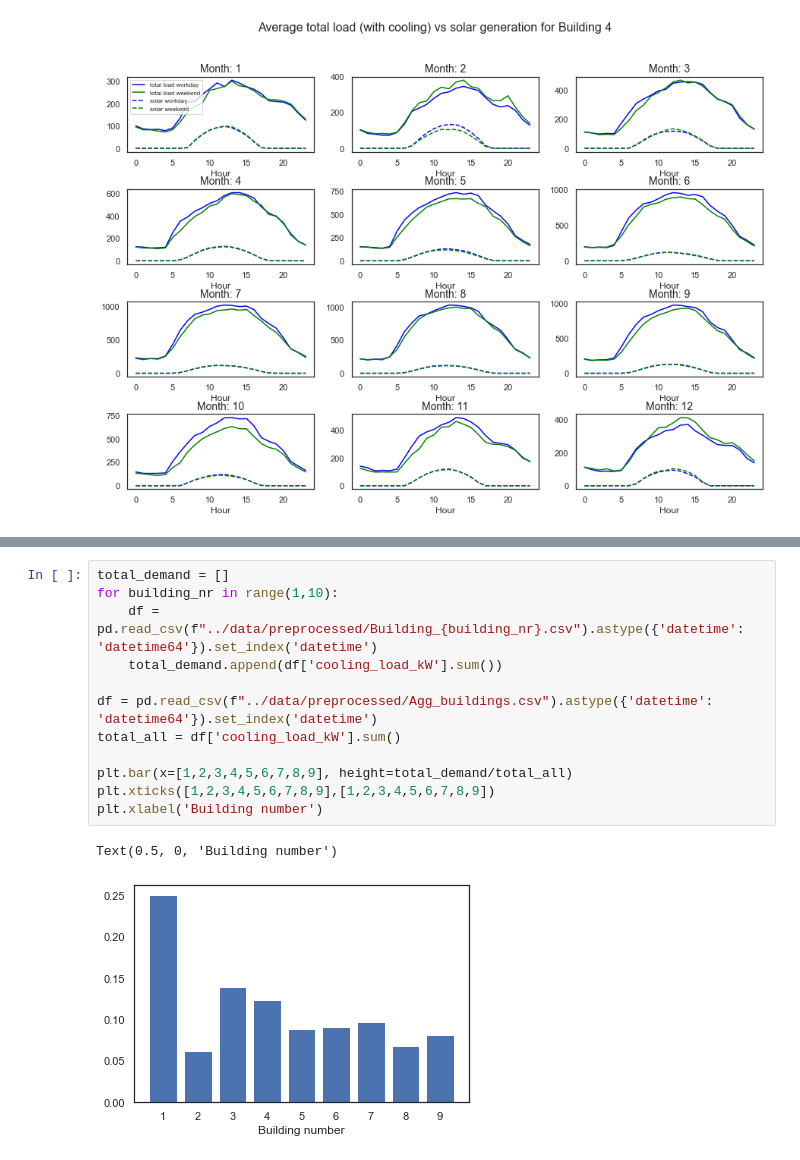
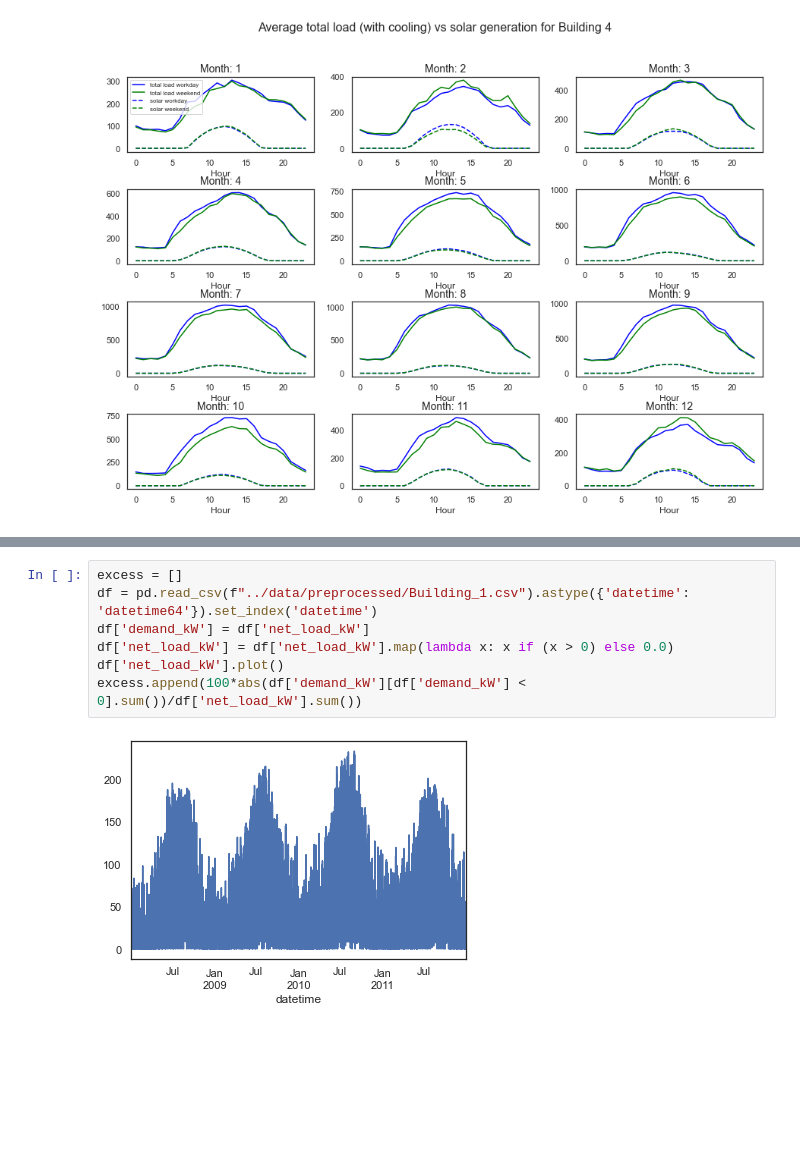
Before and after one commit to erickCantu/TheGreenCitySolutionsGroup, a Jupyter notebook: notebooks/EDA_data_visualization.ipynb, the cells around one changed output, grey strips where cells are left out. Saved outputs shown, nothing was run; the diff lists cells and outputs as text; blank space fills up the shorter version.

```diff
--- a/notebooks/EDA_data_visualization.ipynb
+++ b/notebooks/EDA_data_visualization.ipynb
@@ -763,15 +794,9 @@ Text(0.5, 0, 'Building number')
-# %%
-total_demand = []
-for building_nr in range(1,10):
-    df = pd.read_csv(f"../data/preprocessed/Building_{building_nr}.csv").astype({'datetime': 'datetime64'}).set_index('datetime')
-    total_demand.append(df['cooling_load_kW'].sum())
-
-df = pd.read_csv(f"../data/preprocessed/Agg_buildings.csv").astype({'datetime': 'datetime64'}).set_index('datetime')
-total_all = df['cooling_load_kW'].sum()
-
-plt.bar(x=[1,2,3,4,5,6,7,8,9], height=total_demand/total_all)
-plt.xticks([1,2,3,4,5,6,7,8,9],[1,2,3,4,5,6,7,8,9])
-plt.xlabel('Building number')
-# %% [output]
-Text(0.5, 0, 'Building number')
-[figure, removed]
+# %%
+excess = []
+df = pd.read_csv(f"../data/preprocessed/Building_1.csv").astype({'datetime': 'datetime64'}).set_index('datetime')
+df['demand_kW'] = df['net_load_kW']
+df['net_load_kW'] = df['net_load_kW'].map(lambda x: x if (x > 0) else 0.0)
+df['net_load_kW'].plot()
+excess.append(100*abs(df['demand_kW'][df['demand_kW'] < 0].sum())/df['net_load_kW'].sum())
+# %% [output]
+[figure, added]
```
Also changed, not shown: parts of 9 cells of this notebook, 5 other files.
